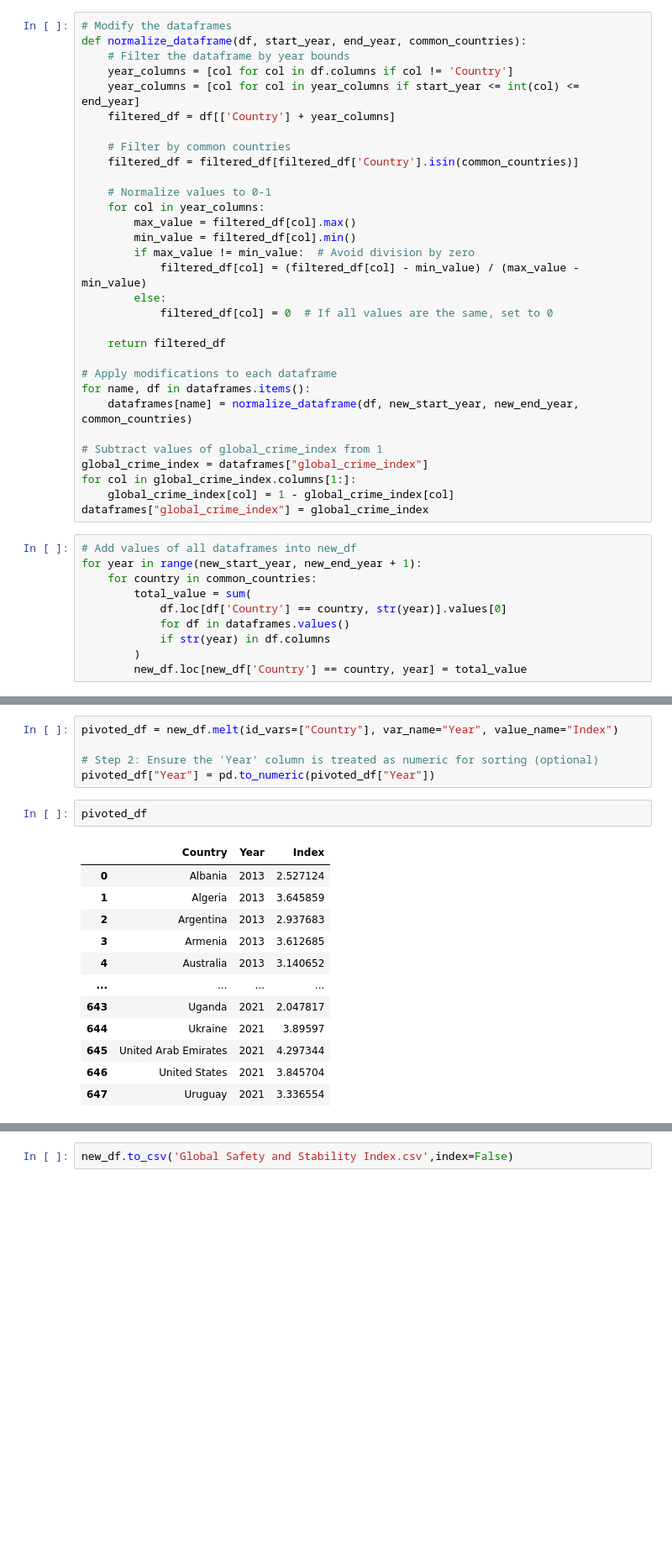
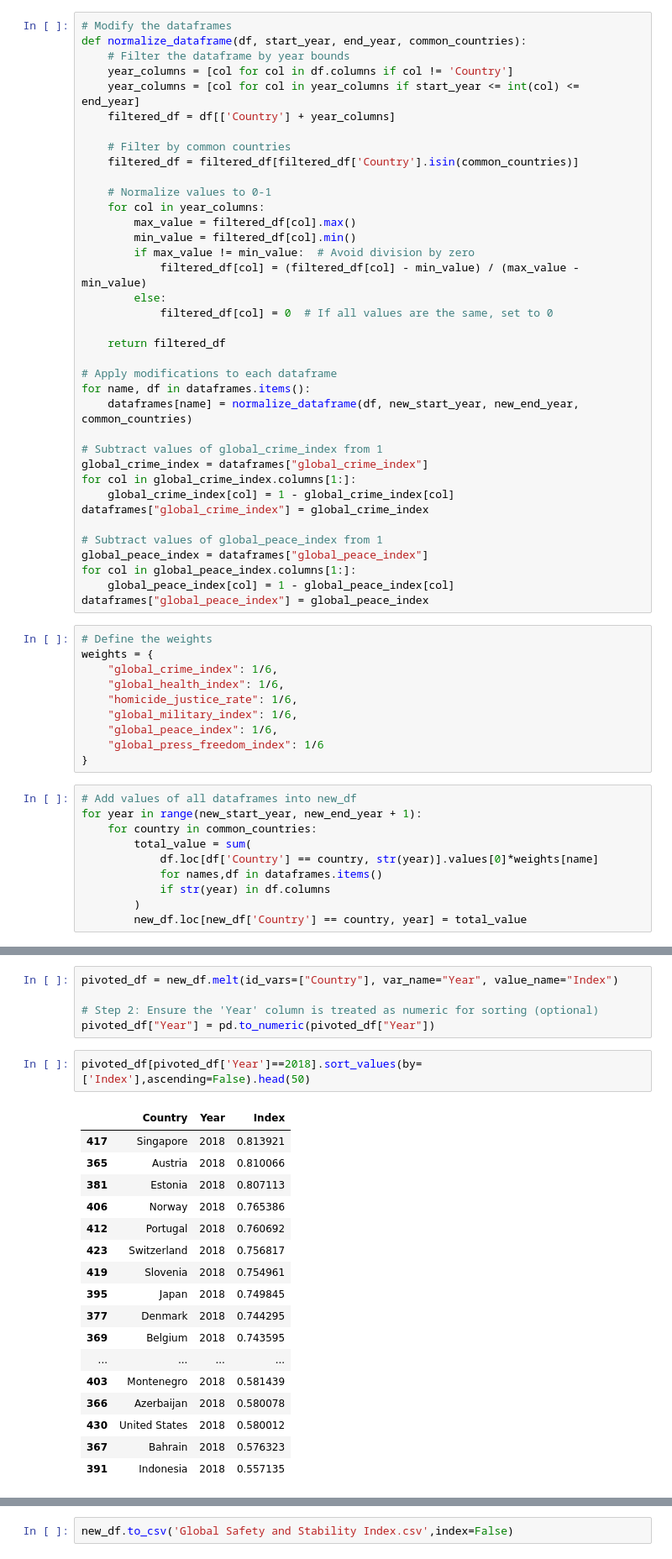
Before and after one commit to IftikharIfti/Global-Safety-and-Stability-Analytics, a Jupyter notebook: Index Combination/Global Safety and Stability Index.ipynb, the cells around one changed output, grey strips where cells are left out. Shown: that part at 84% size. Saved outputs shown, nothing was run; the diff lists cells and outputs as text; blank space fills up the shorter version.

```diff
--- a/Index Combination/Global Safety and Stability Index.ipynb
+++ b/Index Combination/Global Safety and Stability Index.ipynb
@@ -126,13 +121,29 @@ global_crime_index = dataframes["global_crime_index"]
 for col in global_crime_index.columns[1:]:
     global_crime_index[col] = 1 - global_crime_index[col]
 dataframes["global_crime_index"] = global_crime_index
+
+# Subtract values of global_peace_index from 1
+global_peace_index = dataframes["global_peace_index"]
+for col in global_peace_index.columns[1:]:
+    global_peace_index[col] = 1 - global_peace_index[col]
+dataframes["global_peace_index"] = global_peace_index
+# %%
+# Define the weights
+weights = {
+    "global_crime_index": 1/6,
+    "global_health_index": 1/6,
+    "homicide_justice_rate": 1/6,
+    "global_military_index": 1/6,
+    "global_peace_index": 1/6,
+    "global_press_freedom_index": 1/6
+}
 # %%
 # Add values of all dataframes into new_df
 for year in range(new_start_year, new_end_year + 1):
     for country in common_countries:
         total_value = sum(
-            df.loc[df['Country'] == country, str(year)].values[0]
-            for df in dataframes.values()
+            df.loc[df['Country'] == country, str(year)].values[0]*weights[name]
+            for names,df in dataframes.items()
             if str(year) in df.columns
         )
         new_df.loc[new_df['Country'] == country, year] = total_value
@@ -144,17 +155,22 @@ pivoted_df = new_df.melt(id_vars=["Country"], var_name="Year", value_name="Index
 # Step 2: Ensure the 'Year' column is treated as numeric for sorting (optional)
 pivoted_df["Year"] = pd.to_numeric(pivoted_df["Year"])
 # %%
-pivoted_df
+pivoted_df[pivoted_df['Year']==2018].sort_values(by=['Index'],ascending=False).head(50)
 # %% [output]
 |  | Country | Year | Index |
-| 0 | Albania | 2013 | 2.527124 |
-| 1 | Algeria | 2013 | 3.645859 |
-| 2 | Argentina | 2013 | 2.937683 |
-| 3 | Armenia | 2013 | 3.612685 |
-| 4 | Australia | 2013 | 3.140652 |
+| 417 | Singapore | 2018 | 0.813921 |
+| 365 | Austria | 2018 | 0.810066 |
+| 381 | Estonia | 2018 | 0.807113 |
+| 406 | Norway | 2018 | 0.765386 |
+| 412 | Portugal | 2018 | 0.760692 |
+| 423 | Switzerland | 2018 | 0.756817 |
+| 419 | Slovenia | 2018 | 0.754961 |
+| 395 | Japan | 2018 | 0.749845 |
+| 377 | Denmark | 2018 | 0.744295 |
+| 369 | Belgium | 2018 | 0.743595 |
 | ... | ... | ... | ... |
-| 643 | Uganda | 2021 | 2.047817 |
-| 644 | Ukraine | 2021 | 3.89597 |
-| 645 | United Arab Emirates | 2021 | 4.297344 |
-| 646 | United States | 2021 | 3.845704 |
-| 647 | Uruguay | 2021 | 3.336554 |
+| 403 | Montenegro | 2018 | 0.581439 |
+| 366 | Azerbaijan | 2018 | 0.580078 |
+| 430 | United States | 2018 | 0.580012 |
+| 367 | Bahrain | 2018 | 0.576323 |
+| 391 | Indonesia | 2018 | 0.557135 |
```
Also changed, not shown: parts of 8 cells of this notebook, 4 other files.
